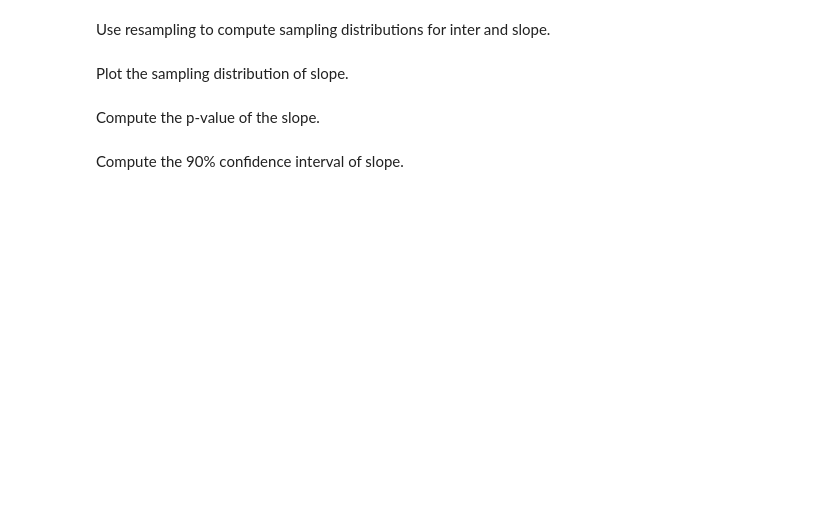
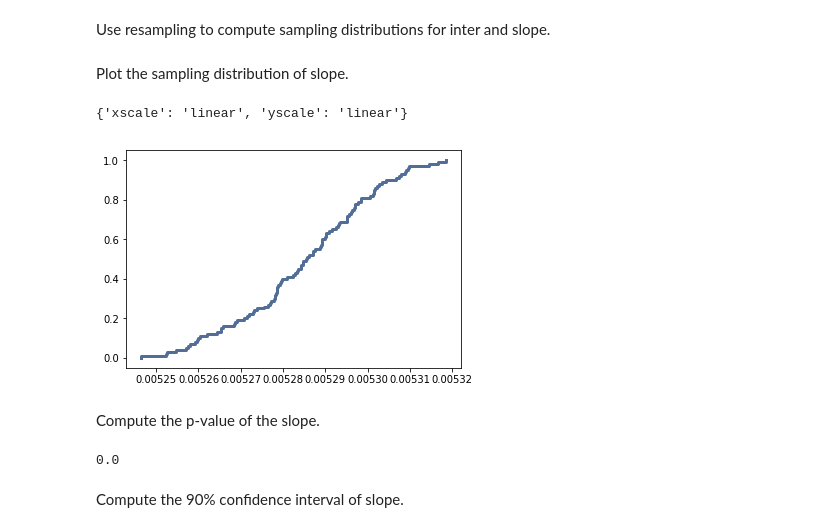
Before and after one commit to SeanCCarter/ThinkStats2, a Jupyter notebook: code/chap10mine.ipynb, the cells around one changed output. Cells and saved outputs as stored; diff of their text form; code cells hidden in the pictures; blank space fills up the shorter version.

```diff
--- a/code/chap10mine.ipynb
+++ b/code/chap10mine.ipynb
@@ -479,2 +506,10 @@ Use resampling to compute sampling distributions for inter and slope.
+# %%
+newinters = []
+newslopes = []
+for _ in range(100):
+    thing = thinkstats2.ResampleRows(df)
+    newinter, newslope = thinkstats2.LeastSquares(thing.htm3, np.log10(thing.wtkg2))
+    newinters.append(newinter)
+    newslopes.append(newslope)
 # %% [markdown]
 Plot the sampling distribution of slope.
@@ -483,2 +516,8 @@ Plot the sampling distribution of slope.
+# %%
+anothercdf = thinkstats2.Cdf(newslopes)
+thinkplot.Cdf(anothercdf)
+# %% [output]
+{'xscale': 'linear', 'yscale': 'linear'}
+[figure, added]
 # %% [markdown]
 Compute the p-value of the slope.
@@ -487,2 +524,6 @@ Compute the p-value of the slope.
+# %%
+cdf[0]
+# %% [output]
+0.0
 # %% [markdown]
 Compute the 90% confidence interval of slope.
```
Also changed, not shown: parts of 38 cells of this notebook.
